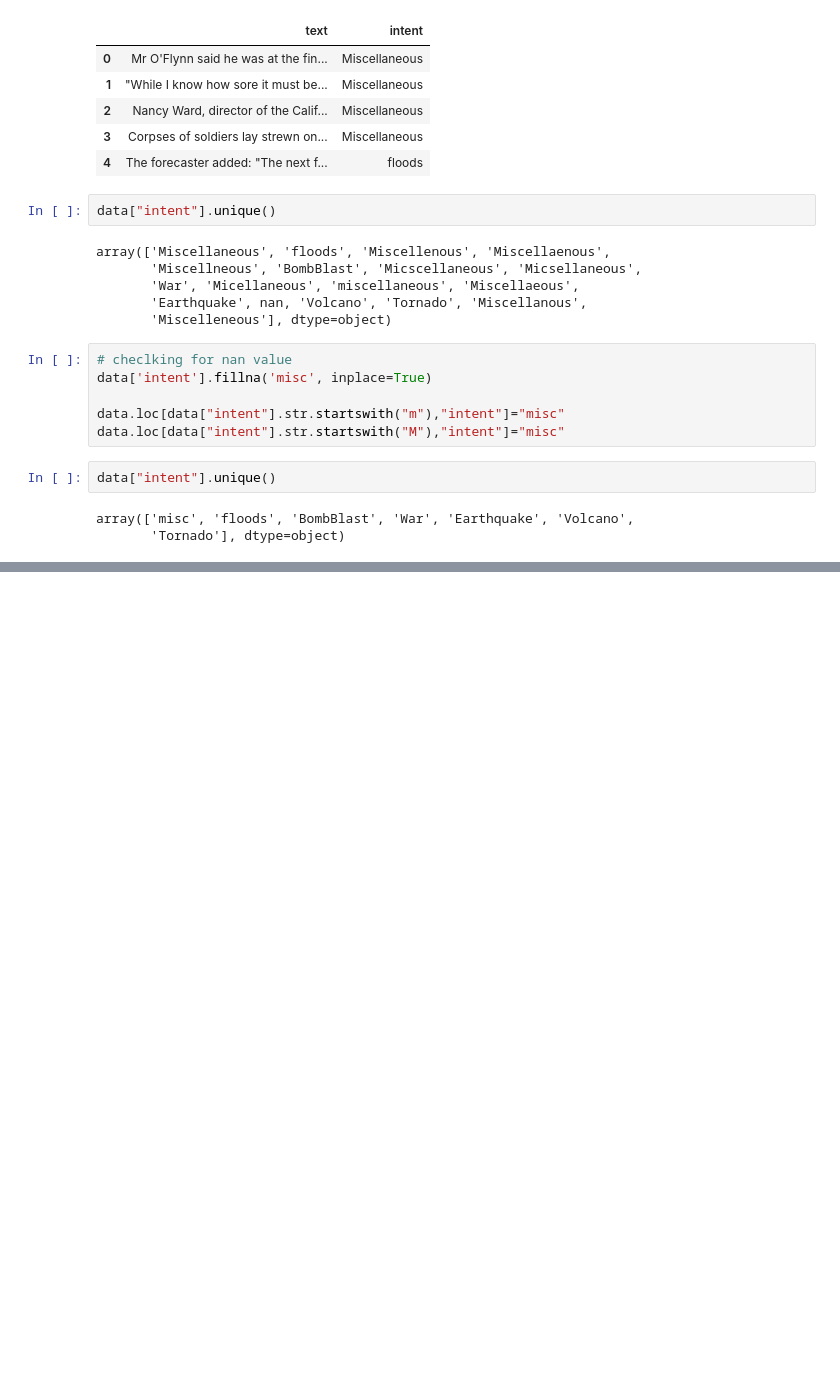
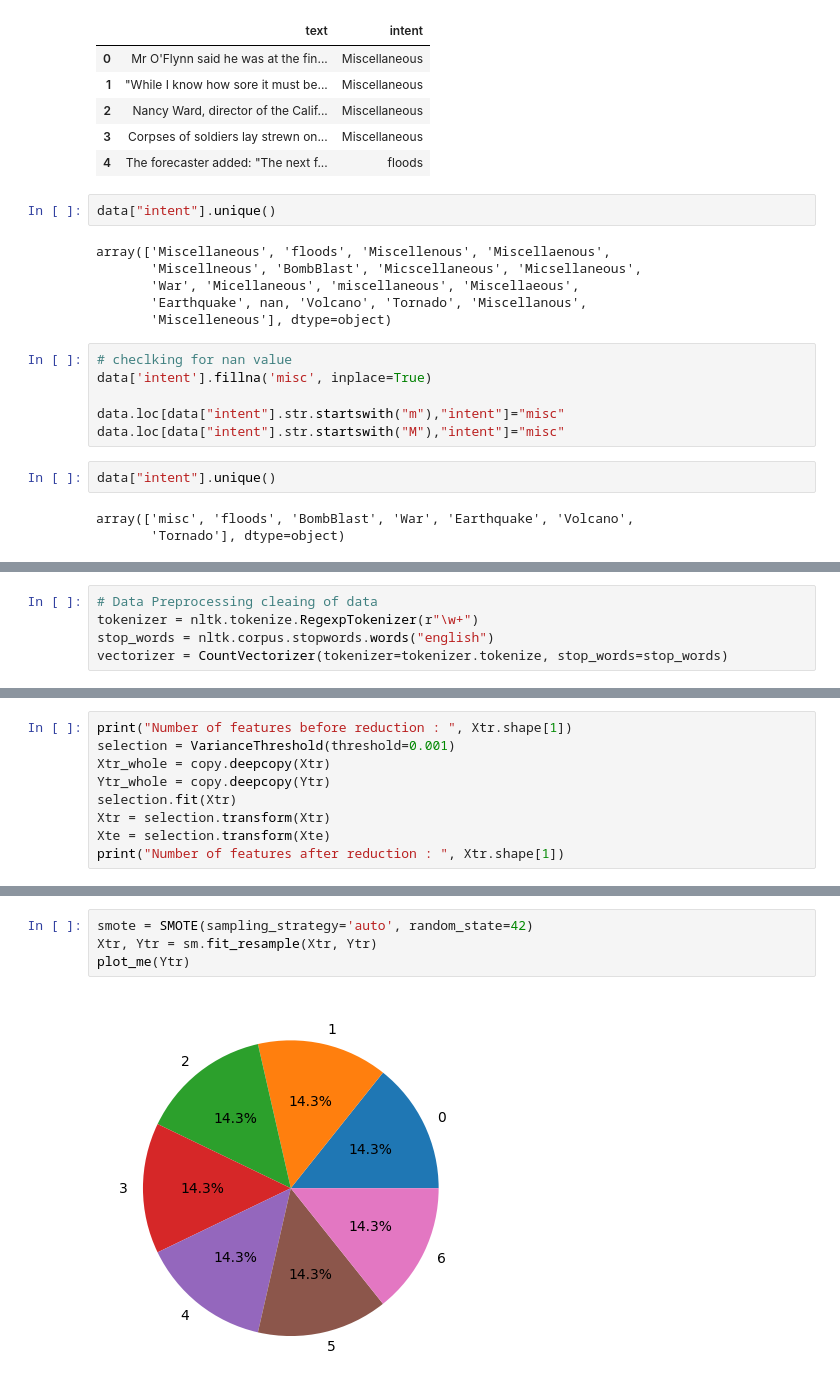
Before and after one commit to m0hit-kumar/RASA, a Jupyter notebook: CollabNotebook/TASC_MODEL.ipynb, the cells around one changed output, grey strips where cells are left out. Saved outputs shown, nothing was run; the diff lists cells and outputs as text; blank space fills up the shorter version.

```diff
--- a/CollabNotebook/TASC_MODEL.ipynb
+++ b/CollabNotebook/TASC_MODEL.ipynb
@@ -70,0 +90,5 @@ SyntaxError: ignored
+# %%
+# Data Preprocessing cleaing of data
+tokenizer = nltk.tokenize.RegexpTokenizer(r"\w+")
+stop_words = nltk.corpus.stopwords.words("english")
+vectorizer = CountVectorizer(tokenizer=tokenizer.tokenize, stop_words=stop_words)
@@ -70,0 +104,9 @@ SyntaxError: ignored
+# %%
+print("Number of features before reduction : ", Xtr.shape[1])
+selection = VarianceThreshold(threshold=0.001)
+Xtr_whole = copy.deepcopy(Xtr)
+Ytr_whole = copy.deepcopy(Ytr)
+selection.fit(Xtr)
+Xtr = selection.transform(Xtr)
+Xte = selection.transform(Xte)
+print("Number of features after reduction : ", Xtr.shape[1])
@@ -70,0 +128,6 @@ SyntaxError: ignored
+# %%
+smote = SMOTE(sampling_strategy='auto', random_state=42)
+Xtr, Ytr = sm.fit_resample(Xtr, Ytr)
+plot_me(Ytr)
+# %% [output]
+[figure, added]
```
Also changed, not shown: parts of 11 cells of this notebook.
